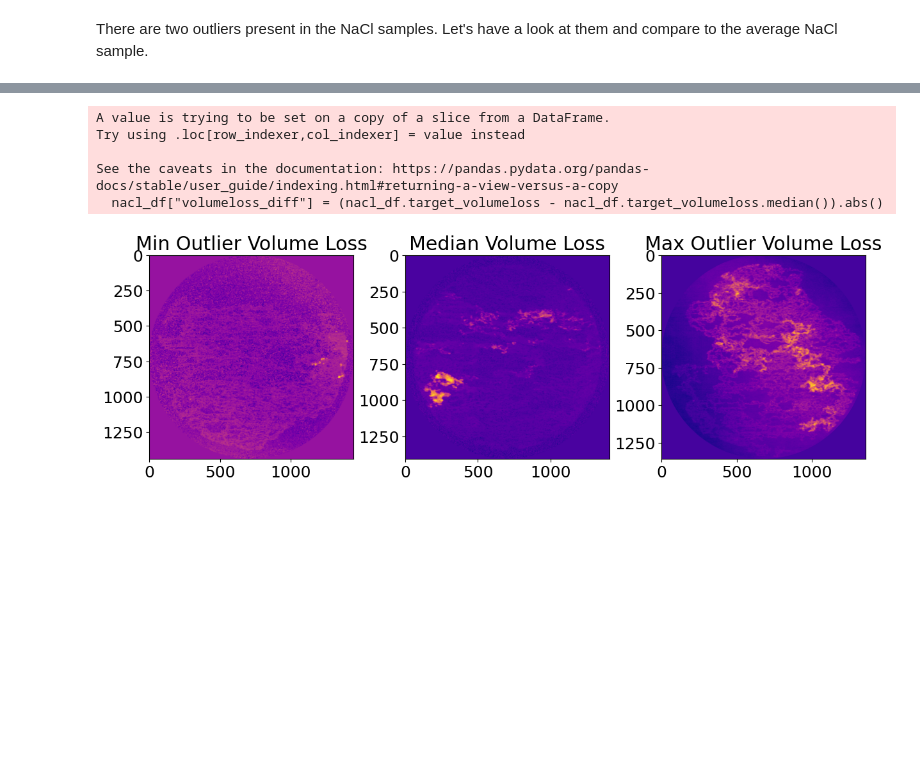
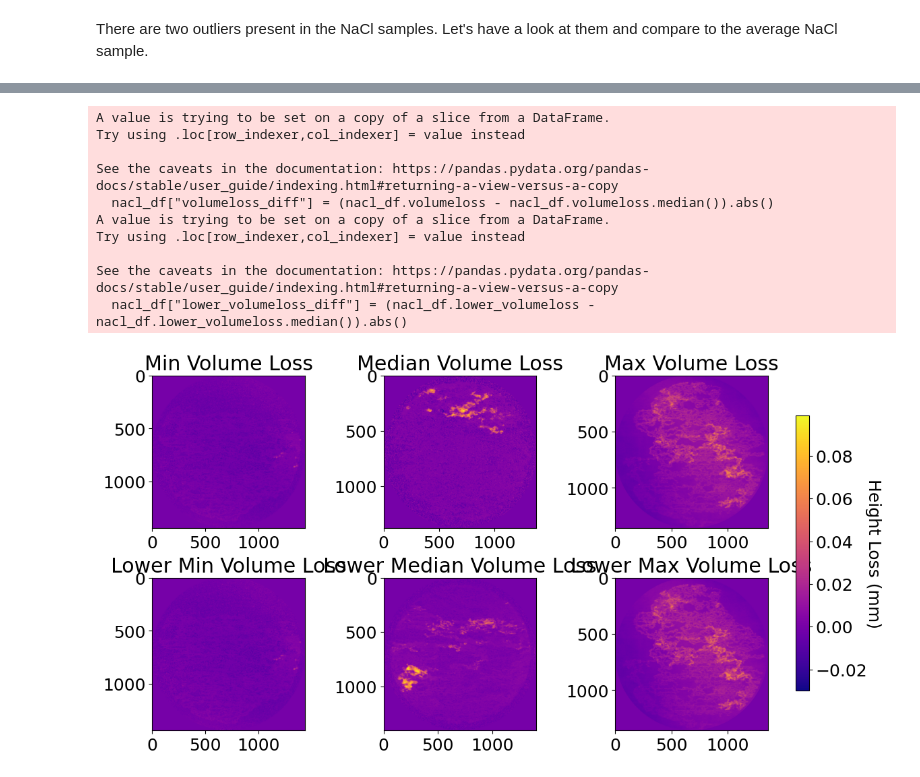
Before and after one commit to lars-dammann/ai2, a Jupyter notebook: results/result-analysis.ipynb, the cells around one changed output, grey strips where cells are left out. Drawn from its saved outputs; the diff is of its cells as text; code cells hidden in the pictures; blank space fills up the shorter version.

```diff
--- a/results/result-analysis.ipynb
+++ b/results/result-analysis.ipynb
@@ -114,3 +328,21 @@ nacl_df = inhibitor_df[inhibitor_df.name == "NaCl"]
+# %%
+# Get loss df of all datatype
+data_types = ["train", "val", "test"]
+train_loss_df = [get_loss_df(get_target_path(dtype), get_mask_path(dtype)) for dtype in data_types]
+train_loss_df = pd.concat(train_loss_df)
+
+# Join with inhibitor map
+inhibitor_df = load_inibitor_map()
+inhibitor_df.rename(columns={"volumeloss": "ci_lower_volumeloss"}, inplace=True)
+inhibitor_df = inhibitor_df.join(train_loss_df.set_index("id"), on="id", how="inner")
+
+# Add addtional volume losses
+inhibitor_df["lower_volumeloss"] = inhibitor_df.lower_loss * PIXEL_SIZE**2
+inhibitor_df["max_lower_volumeloss"] = inhibitor_df.lower_max_loss * PIXEL_SIZE**2
+inhibitor_df["volumeloss"] = inhibitor_df.loss * PIXEL_SIZE**2
+inhibitor_df["max_volumeloss"] = inhibitor_df.max_loss * PIXEL_SIZE**2
+
+nacl_df = inhibitor_df[inhibitor_df.name == "NaCl"]
 # %%
 # Compare the volume loss determined by Ci and by me for all samples and the NaCl samples in particular
 fig, ax = plt.subplots(figsize=(8, 6), constrained_layout=True)
@@ -137,28 +438,58 @@ There are two outliers present in the NaCl samples. Let's have a look at them an
 # %%
-max_id = nacl_df[nacl_df.target_volumeloss == nacl_df.target_volumeloss.max()].id.values[0]
-min_id = nacl_df[nacl_df.target_volumeloss == nacl_df.target_volumeloss.min()].id.values[0]
+max_id = nacl_df[nacl_df.volumeloss == nacl_df.volumeloss.max()].id.values[0]
+min_id = nacl_df[nacl_df.volumeloss == nacl_df.volumeloss.min()].id.values[0]
+# Get id with volume loss closest to median
+nacl_df["volumeloss_diff"] = (nacl_df.volumeloss - nacl_df.volumeloss.median()).abs()
+avg_id = nacl_df[nacl_df.volumeloss_diff == nacl_df.volumeloss_diff.min()].id.values[0]
 
+lower_max_id = nacl_df[nacl_df.lower_volumeloss == nacl_df.lower_volumeloss.max()].id.values[0]
+lower_min_id = nacl_df[nacl_df.lower_volumeloss == nacl_df.lower_volumeloss.min()].id.values[0]
 # Get id with volume loss closest to median
-nacl_df["volumeloss_diff"] = (nacl_df.target_volumeloss - nacl_df.target_volumeloss.median()).abs()
-avg_id = nacl_df[nacl_df.volumeloss_diff == nacl_df.volumeloss_diff.min()].id.values[0]
+nacl_df["lower_volumeloss_diff"] = (nacl_df.lower_volumeloss - nacl_df.lower_volumeloss.median()).abs()
+lower_avg_id = nacl_df[nacl_df.lower_volumeloss_diff == nacl_df.lower_volumeloss_diff.min()].id.values[0]
 
 min_image = get_image(Path("../data/train/after/height"), Path("../data/train/mask"), f"{min_id}.npy")
 max_image = get_image(Path("../data/train/after/height"), Path("../data/train/mask"), f"{max_id}.npy")
 avg_image = get_image(Path("../data/train/after/height"), Path("../data/train/mask"), f"{avg_id}.npy")
 
+lower_min_image = get_image(Path("../data/train/after/height"), Path("../data/train/mask"), f"{lower_min_id}.npy")
+lower_max_image = get_image(Path("../data/train/after/height"), Path("../data/train/mask"), f"{lower_max_id}.npy")
+lower_avg_image = get_image(Path("../data/train/after/height"), Path("../data/train/mask"), f"{lower_avg_id}.npy")
+
+
+vmin = min(min_image.min(), max_image.min(), avg_image.min(), lower_min_image.min(), lower_max_image.min(), lower_avg_image.min())
+# vmin = min(lower_min_image.min(), lower_max_image.min(), lower_avg_image.min())
+vmax = max(min_image.max(), max_image.max(), avg_image.max(), lower_min_image.max(), lower_max_image.max(), lower_avg_image.max())
+
 # Show min and max and average image side by side
-fig, ax = plt.subplots(1, 3, figsize=(12, 6), constrained_layout=True)
-ax[0].imshow(min_image, cmap="plasma_r")
-ax[0].set_title("Min Outlier Volume Loss")
-ax[1].imshow(avg_image, cmap="plasma_r")
-ax[1].set_title("Median Volume Loss")
-ax[2].imshow(max_image, cmap="plasma_r")
-ax[2].set_title("Max Outlier Volume Loss")
+fig, ax = plt.subplots(2, 3, figsize=(12, 6), constrained_layout=True)
+ax[0][0].imshow(min_image, vmin=vmin, vmax=vmax, cmap="plasma")
+ax[0][0].set_title("Min Volume Loss")
+ax[0][1].imshow(avg_image, vmin=vmin, vmax=vmax, cmap="plasma")
+ax[0][1].set_title("Median Volume Loss")
+ax[0][2].imshow(max_image, vmin=vmin, vmax=vmax, cmap="plasma")
+ax[0][2].set_title("Max Volume Loss")
+
+ax[1][0].imshow(lower_min_image, vmin=vmin, vmax=vmax, cmap="plasma")
+ax[1][0].set_title("Lower Min Volume Loss")
+ax[1][1].imshow(lower_avg_image, vmin=vmin, vmax=vmax, cmap="plasma")
+ax[1][1].set_title("Lower Median Volume Loss")
+ax[1][2].imshow(lower_max_image, vmin=vmin, vmax=vmax, cmap="plasma")
+ax[1][2].set_title("Lower Max Volume Loss")
+
+# Add colorbar for with scaling for all three images
+cbar = fig.colorbar(ax[0][0].images[0], ax=ax, orientation='vertical', fraction=0.02, pad=0.04)
+cbar.set_label('Height Loss (mm)', rotation=270, labelpad=15)
 plt.show()
 # %% [output]
 A value is trying to be set on a copy of a slice from a DataFrame.
 Try using .loc[row_indexer,col_indexer] = value instead
 
 See the caveats in the documentation: https://pandas.pydata.org/pandas-docs/stable/user_guide/indexing.html#returning-a-view-versus-a-copy
-  nacl_df["volumeloss_diff"] = (nacl_df.target_volumeloss - nacl_df.target_volumeloss.median()).abs()
+  nacl_df["volumeloss_diff"] = (nacl_df.volumeloss - nacl_df.volumeloss.median()).abs()
+A value is trying to be set on a copy of a slice from a DataFrame.
+Try using .loc[row_indexer,col_indexer] = value instead
+
+See the caveats in the documentation: https://pandas.pydata.org/pandas-docs/stable/user_guide/indexing.html#returning-a-view-versus-a-copy
+  nacl_df["lower_volumeloss_diff"] = (nacl_df.lower_volumeloss - nacl_df.lower_volumeloss.median()).abs()
-[figure, old version]
+[figure, new version]
```
Also changed, not shown: parts of 38 cells of this notebook.
